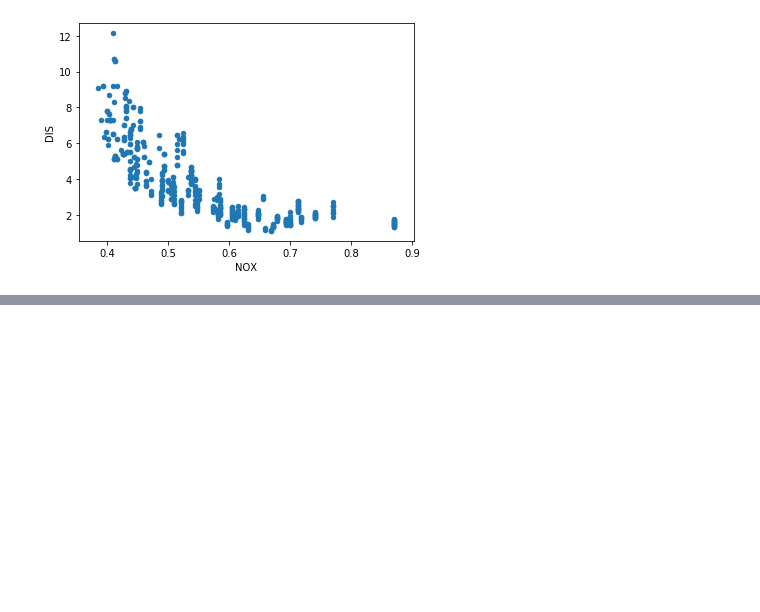
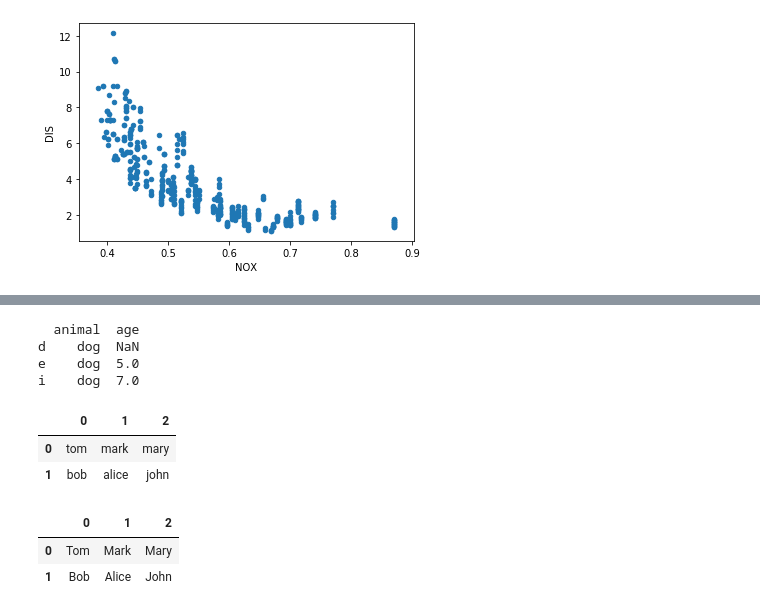
Before and after one commit to gueigen/ML100Days, a Jupyter notebook: ML100Days-D12 作業.ipynb, the cells around one changed output, grey strips where cells are left out. Saved outputs shown, nothing was run; the diff lists cells and outputs as text; code cells hidden in the pictures; blank space fills up the shorter version.

```diff
--- a/ML100Days-D12 作業.ipynb
+++ b/ML100Days-D12 作業.ipynb
@@ -36,0 +62,25 @@ boston.plot.scatter(x='NOX', y='DIS')#負相關
+# %%
+print(df[['animal', 'age']].iloc[[3,4,8]])
+# %% [output]
+  animal  age
+d    dog  NaN
+e    dog  5.0
+i    dog  7.0
+# %%
+#2. 請將 dataFrame 所有字串都變成是大寫開頭。
+df = pd.DataFrame([
+    ['tom', 'mark', 'mary'],
+    ['bob', 'alice', 'john']
+])
+df
+# %% [output]
+|  | 0 | 1 | 2 |
+| 0 | tom | mark | mary |
+| 1 | bob | alice | john |
+# %%
+df.applymap(lambda a: a.capitalize())
+#applymap 對 dataframe 所有元素作一樣改大寫的操作
+# %% [output]
+|  | 0 | 1 | 2 |
+| 0 | Tom | Mark | Mary |
+| 1 | Bob | Alice | John |
```
Also changed, not shown: parts of 2 cells of this notebook.
